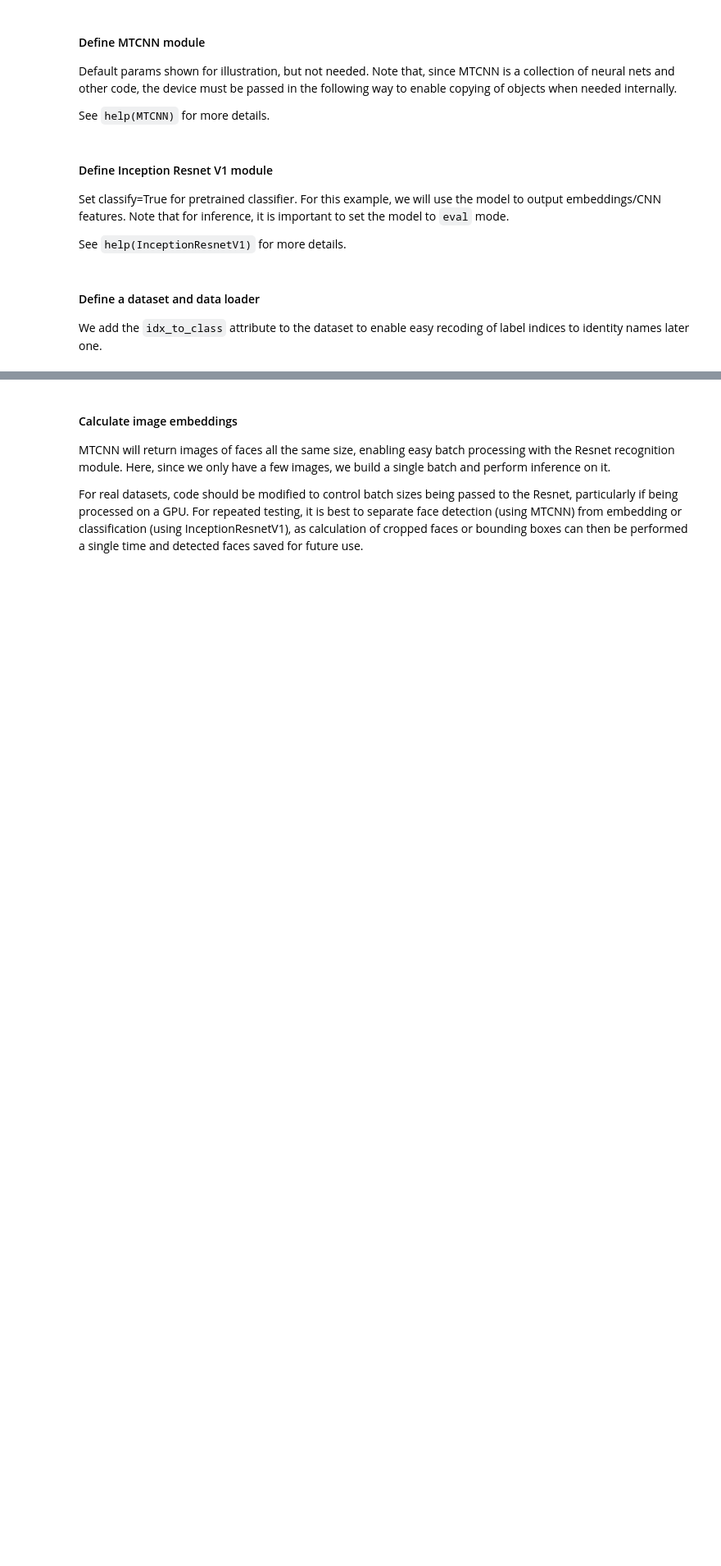
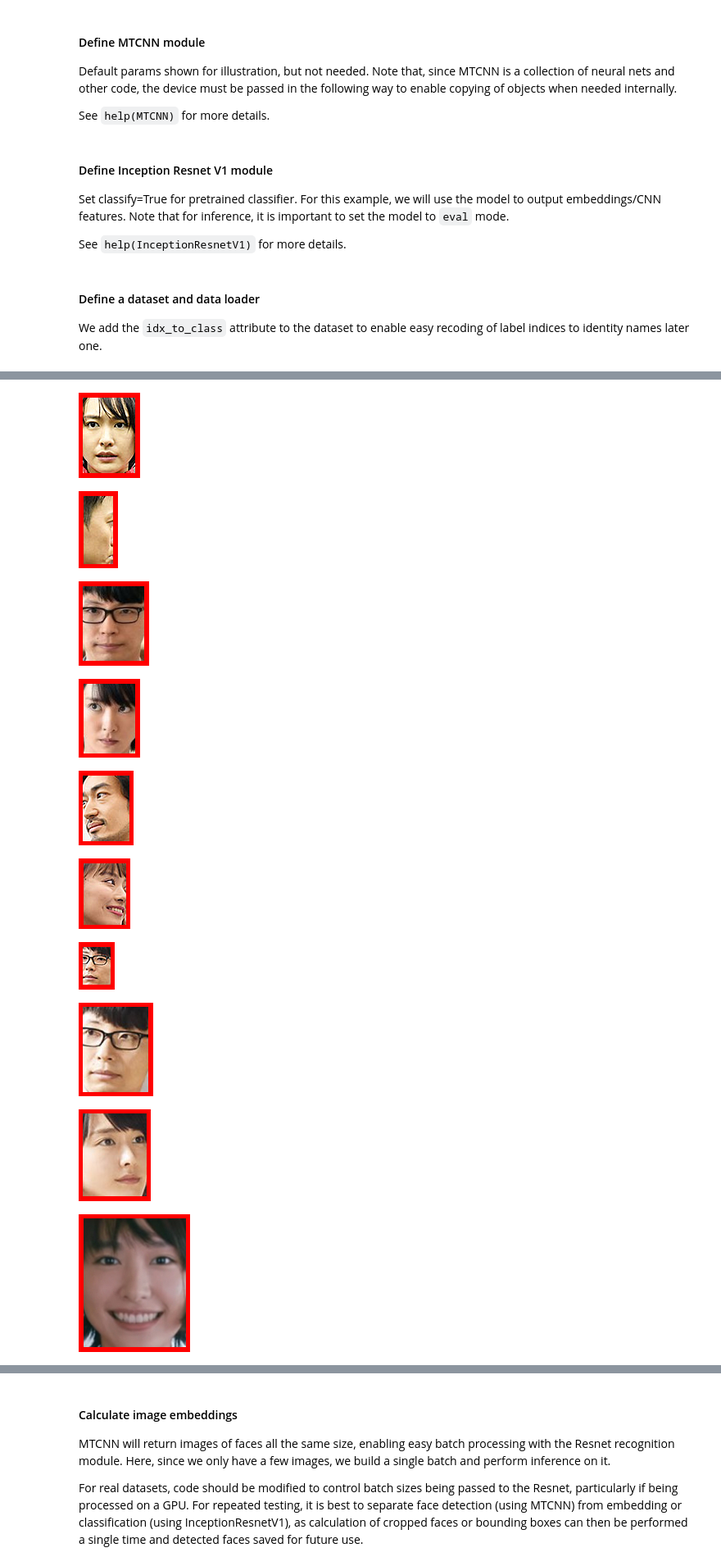
Before and after one commit to catwhiskers/facenet-pytorch, a Jupyter notebook: examples/infer-drama.ipynb, the cells around one changed output, grey strips where cells are left out. Shown at 82% size. Cells and saved outputs as stored; diff of their text form; code cells hidden in the pictures; blank space fills up the shorter version.

```diff
--- a/examples/infer-drama.ipynb
+++ b/examples/infer-drama.ipynb
@@ -64,12 +50,0 @@ To obtain bounding boxes rather than cropped face images, you can instead call t
-# %%
-aligned = []
-names = []
-drama_test_dir = "./drama-test/"
-# for x, y in loader:
-for i, (x, y) in enumerate(loader):
-    print(x, y)
-    x_aligned, prob = mtcnn(x, save_path="{}/{}.jpg".format(drama_test_dir, i), return_prob=True)
-    if x_aligned is not None:
-        print('Face detected with probability: {:8f}'.format(prob))
-        aligned.append(x_aligned)
-        names.append(dataset.idx_to_class[y])
@@ -128,0 +88,14 @@ tensor([[ 0.0501, -0.0095, -0.0065,  ...,  0.0023,  0.0214,  0.0050],
+# %%
+for face in enumerte(detected_faces):
+    display.display(face, display_id=True)
+# %% [output]
+[figure, added]
+[figure, added]
+[figure, added]
+[figure, added]
+[figure, added]
+[figure, added]
+[figure, added]
+[figure, added]
+[figure, added]
+[figure, added]
```
Also changed, not shown: parts of 20 cells of this notebook, 18 other files.
